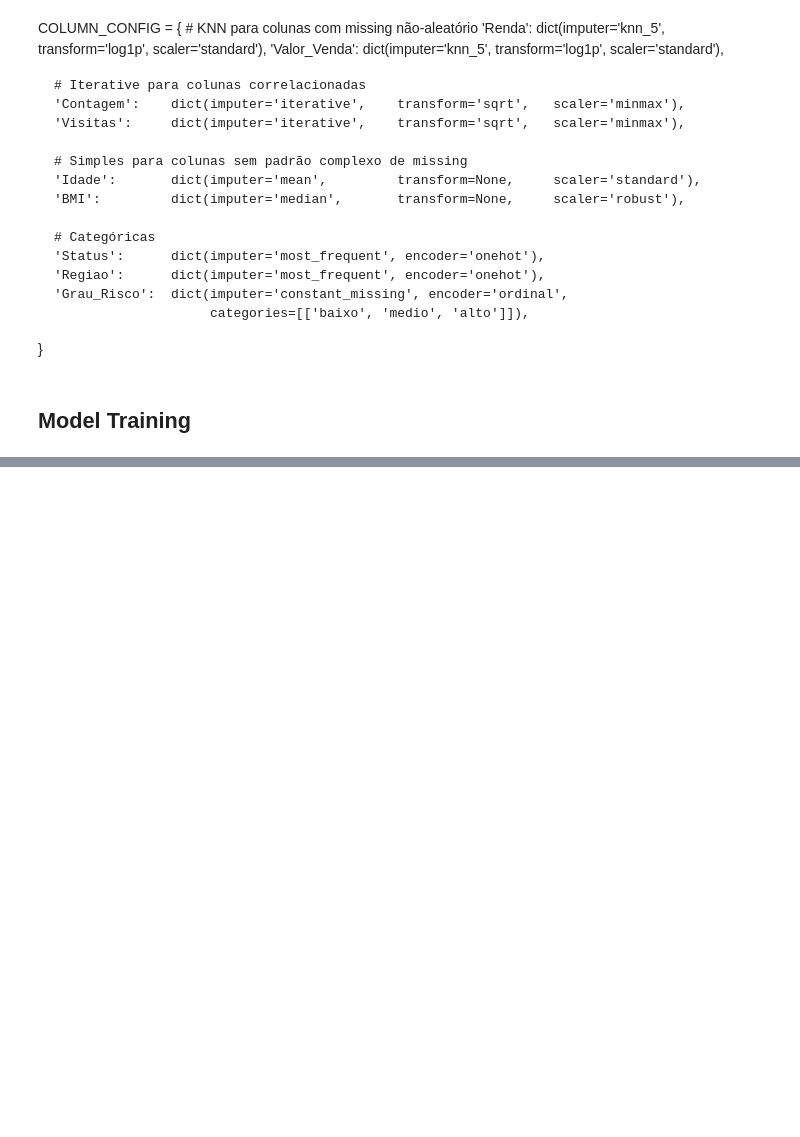
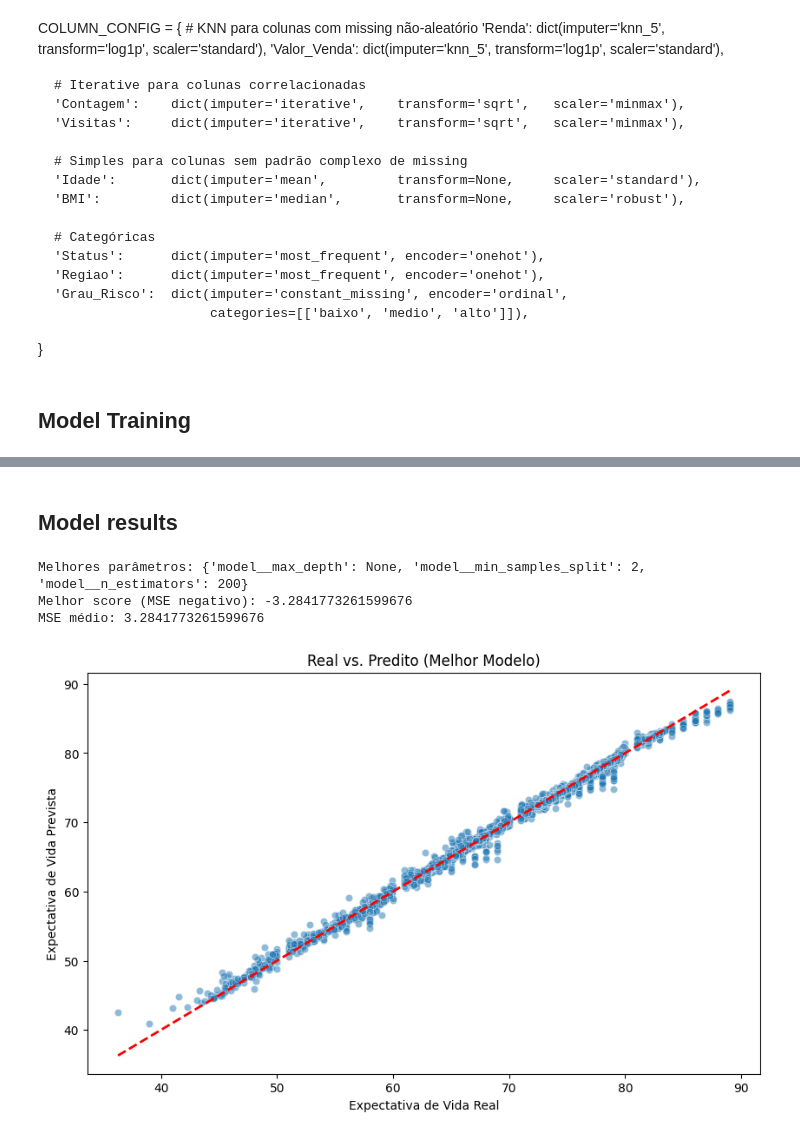
Before and after one commit to KevBoyz/data-science, a Jupyter notebook: Projects/10-life_expectation/life_expectation.ipynb, the cells around one changed output, grey strips where cells are left out. Drawn from its saved outputs; the diff is of its cells as text; code cells hidden in the pictures; blank space fills up the shorter version.

Commit message:
add model results

```diff
--- a/Projects/10-life_expectation/life_expectation.ipynb
+++ b/Projects/10-life_expectation/life_expectation.ipynb
@@ -431,0 +442,23 @@ MSE médio: 3.3286110669102698
+# %% [markdown]
+## Model results
+# %%
+print("Melhores parâmetros:", grid.best_params_)
+print("Melhor score (MSE negativo):", grid.best_score_)
+print("MSE médio:", -grid.best_score_)
+# %% [output]
+Melhores parâmetros: {'model__max_depth': None, 'model__min_samples_split': 2, 'model__n_estimators': 200}
+Melhor score (MSE negativo): -3.2841773261599676
+MSE médio: 3.2841773261599676
+# %%
+# Usar o melhor modelo do GridSearch para prever
+y_pred = grid.predict(X)
+
+plt.figure(figsize=(10, 6))
+sns.scatterplot(x=y, y=y_pred, alpha=0.5)
+plt.plot([y.min(), y.max()], [y.min(), y.max()], '--r', linewidth=2) # Linha de perfeição
+plt.xlabel('Expectativa de Vida Real')
+plt.ylabel('Expectativa de Vida Prevista')
+plt.title('Real vs. Predito (Melhor Modelo)')
+plt.show()
+# %% [output]
+[figure, added]
```
Also changed, not shown: parts of 5 cells of this notebook.
